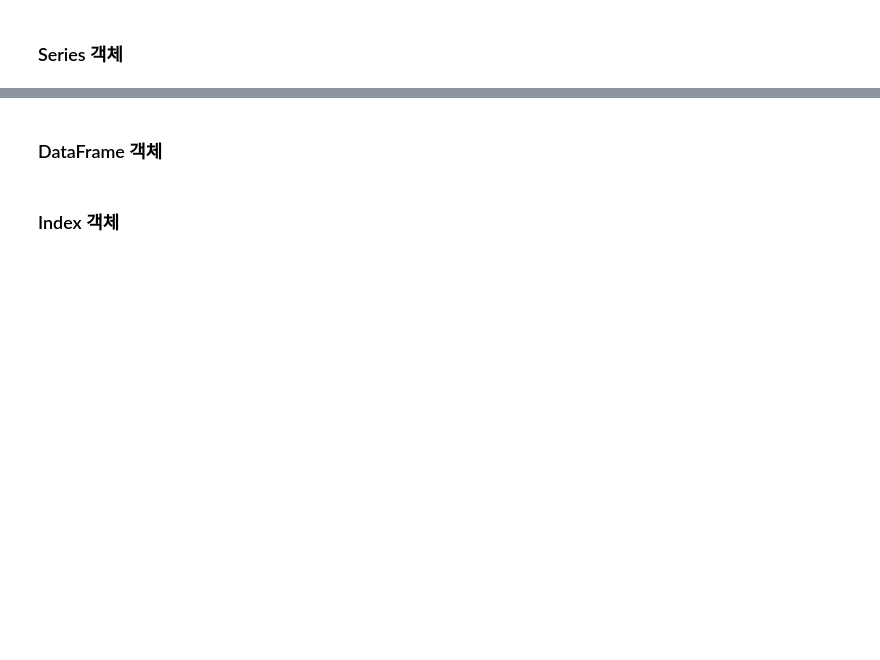
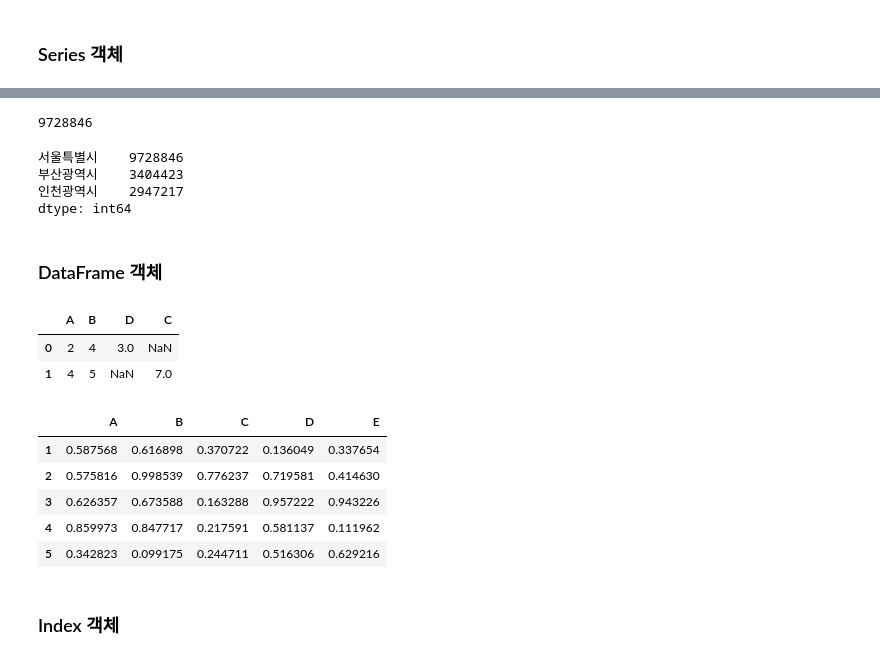
Before and after one commit to hyeonniii/NLP, a Jupyter notebook: _Pandas_한번에_제대로_배우기.ipynb, the cells around one changed output, grey strips where cells are left out. Cells and saved outputs as stored; diff of their text form; code cells hidden in the pictures; blank space fills up the shorter version.

```diff
--- a/_Pandas_한번에_제대로_배우기.ipynb
+++ b/_Pandas_한번에_제대로_배우기.ipynb
@@ -13,2 +128,28 @@
+# %%
+population['서울특별시']
+# %% [output]
+9728846
+# %%
+population['서울특별시':'인천광역시']
+# %% [output]
+서울특별시    9728846
+부산광역시    3404423
+인천광역시    2947217
+dtype: int64
 # %% [markdown]
 ### DataFrame 객체
+# %%
+pd.DataFrame([{'A':2,'B':4,'D':3},{'A':4,'B':5,'C':7}])
+# %% [output]
+|  | A | B | D | C |
+| 0 | 2 | 4 | 3.0 | NaN |
+| 1 | 4 | 5 | NaN | 7.0 |
+# %%
+pd.DataFrame(np.random.rand(5,5),columns=['A','B','C','D','E'], index=[1,2,3,4,5])
+# %% [output]
+|  | A | B | C | D | E |
+| 1 | 0.587568 | 0.616898 | 0.370722 | 0.136049 | 0.337654 |
+| 2 | 0.575816 | 0.998539 | 0.776237 | 0.719581 | 0.414630 |
+| 3 | 0.626357 | 0.673588 | 0.163288 | 0.957222 | 0.943226 |
+| 4 | 0.859973 | 0.847717 | 0.217591 | 0.581137 | 0.111962 |
+| 5 | 0.342823 | 0.099175 | 0.244711 | 0.516306 | 0.629216 |
```
Also changed, not shown: parts of 18 cells of this notebook.
